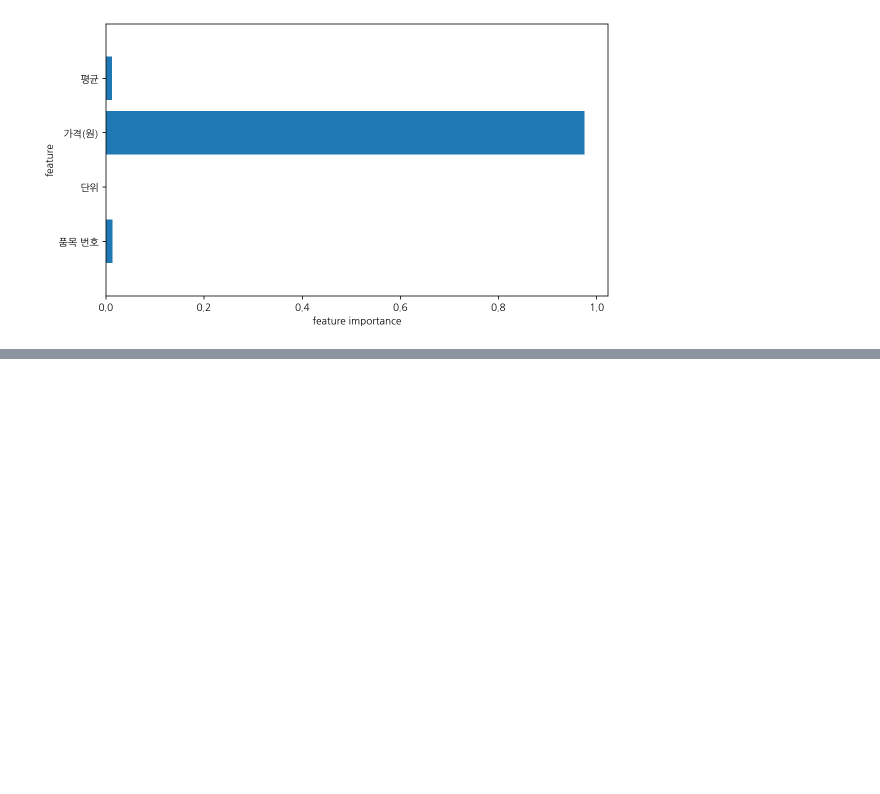
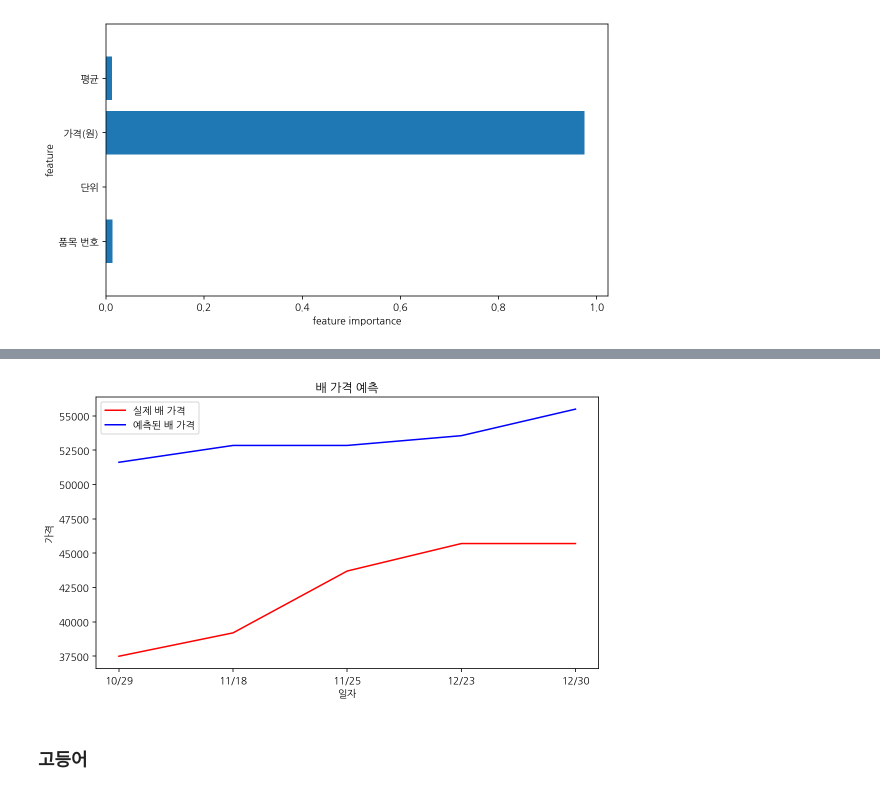
Before and after one commit to JinnyYam/mining22, a Jupyter notebook: 아비혁_기말과제.ipynb, the cells around one changed output, grey strips where cells are left out. Saved outputs shown, nothing was run; the diff lists cells and outputs as text; code cells hidden in the pictures; blank space fills up the shorter version.

```diff
--- a/아비혁_기말과제.ipynb
+++ b/아비혁_기말과제.ipynb
@@ -1244,0 +1293,18 @@ plot_feature_importances_wisc(cGB) # 사용된 중요 변수가 더 적음
+# %%
+# 평가용 데이터 준비
+p_inputs = pear_lstm.iloc[14:, 1].values
+p_inputs = p_inputs.reshape(-1,1)
+
+p_inputs = sc.transform(p_inputs)
+
+pX_test = []
+
+for i in range(2, 7):
+
+   pX_test.append(p_inputs[i-1:i, 0])
+
+pX_test = np.array(pX_test)
+
+pX_test = np.reshape(pX_test, (pX_test.shape[0], pX_test.shape[1], 1))
+
+pX_test.shape #(평가용 데이터 개수, 타입스탭, 1차원 출력)을 의미
@@ -1244,0 +1401,16 @@ plot_feature_importances_wisc(cGB) # 사용된 중요 변수가 더 적음
+# %%
+# test set에 대한 예측
+predicted_pear_price = pear_model.predict(pX_test)
+predicted_pear_price = sc.inverse_transform(predicted_pear_price)
+
+# 그래프 그리기
+plt.plot(pear_lstm.loc[17:,'일자'].values, p_test_set.values, color = 'red', label = '실제 배 가격')
+plt.plot(pear_lstm.loc[17:,'일자'].values, predicted_pear_price, color = 'blue', label = '예측된 배 가격')
+plt.xticks(np.arange(0,5, 1))
+
+plt.title('배 가격 예측')
+plt.xlabel('일자')
+plt.ylabel('가격')
+plt.legend()
+plt.show()
+# %% [output]
@@ -1244,0 +1418,3 @@ plot_feature_importances_wisc(cGB) # 사용된 중요 변수가 더 적음
+[figure, added]
+# %% [markdown]
+### 고등어
```
Also changed, not shown: parts of 50 cells of this notebook.
